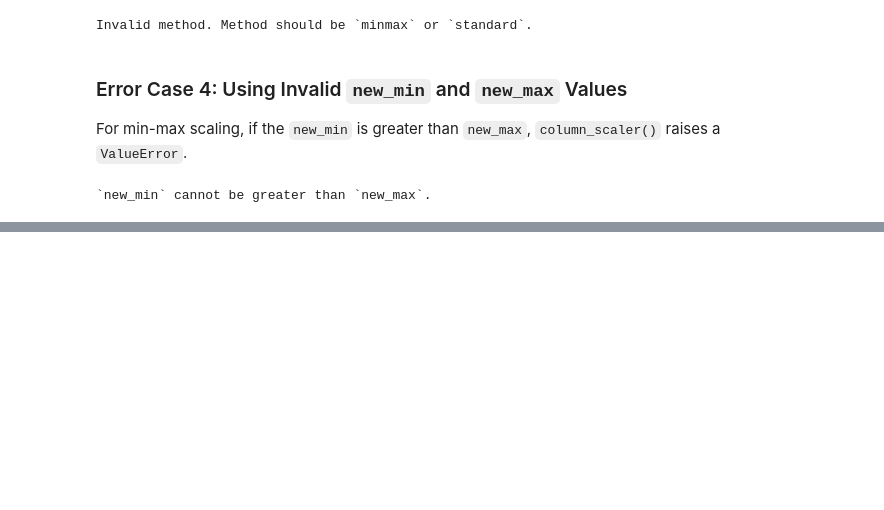
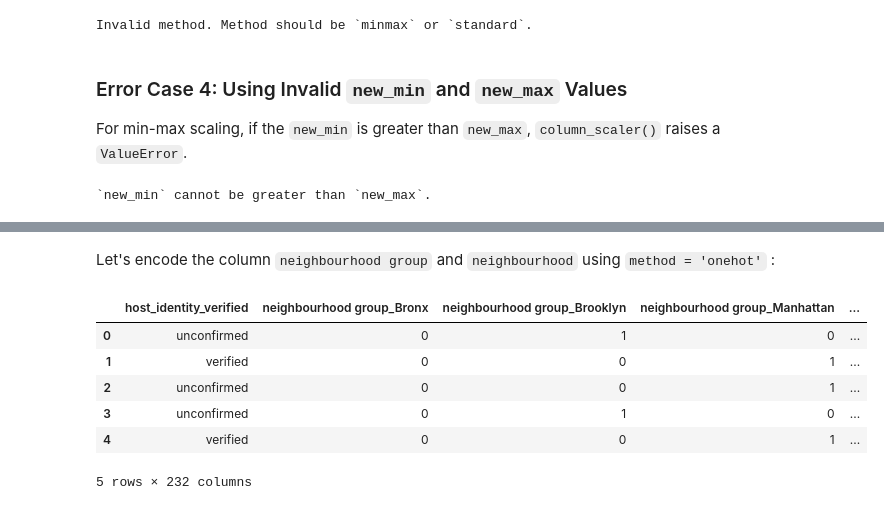
Before and after one commit to UBC-MDS/DataMop_package_group14, a Jupyter notebook: docs/example.ipynb, the cells around one changed output, grey strips where cells are left out. Cells and saved outputs as stored; diff of their text form; code cells hidden in the pictures; blank space fills up the shorter version.

```diff
--- a/docs/example.ipynb
+++ b/docs/example.ipynb
@@ -262,0 +426,3 @@ except ValueError as e:
+# %%
+data_onehot = data.iloc[:,1:4].copy()
+data_onehot.head()
@@ -262,0 +436,14 @@ except ValueError as e:
+# %% [markdown]
+Let's encode the column `neighbourhood group` and `neighbourhood` using `method = 'onehot'` :
+# %%
+columns = ['neighbourhood group', 'neighbourhood']
+encoded_data = column_encoder(data_onehot, columns, method='one-hot')
+encoded_data.head()
+# %% [output]
+|  | host_identity_verified | neighbourhood group_Bronx | neighbourhood group_Brooklyn | neighbourhood group_Manhattan | ... |
+| 0 | unconfirmed | 0 | 1 | 0 | ... |
+| 1 | verified | 0 | 0 | 1 | ... |
+| 2 | unconfirmed | 0 | 0 | 1 | ... |
+| 3 | unconfirmed | 0 | 1 | 0 | ... |
+| 4 | verified | 0 | 0 | 1 | ... |
+5 rows × 232 columns
```
Also changed, not shown: parts of 40 cells of this notebook.
